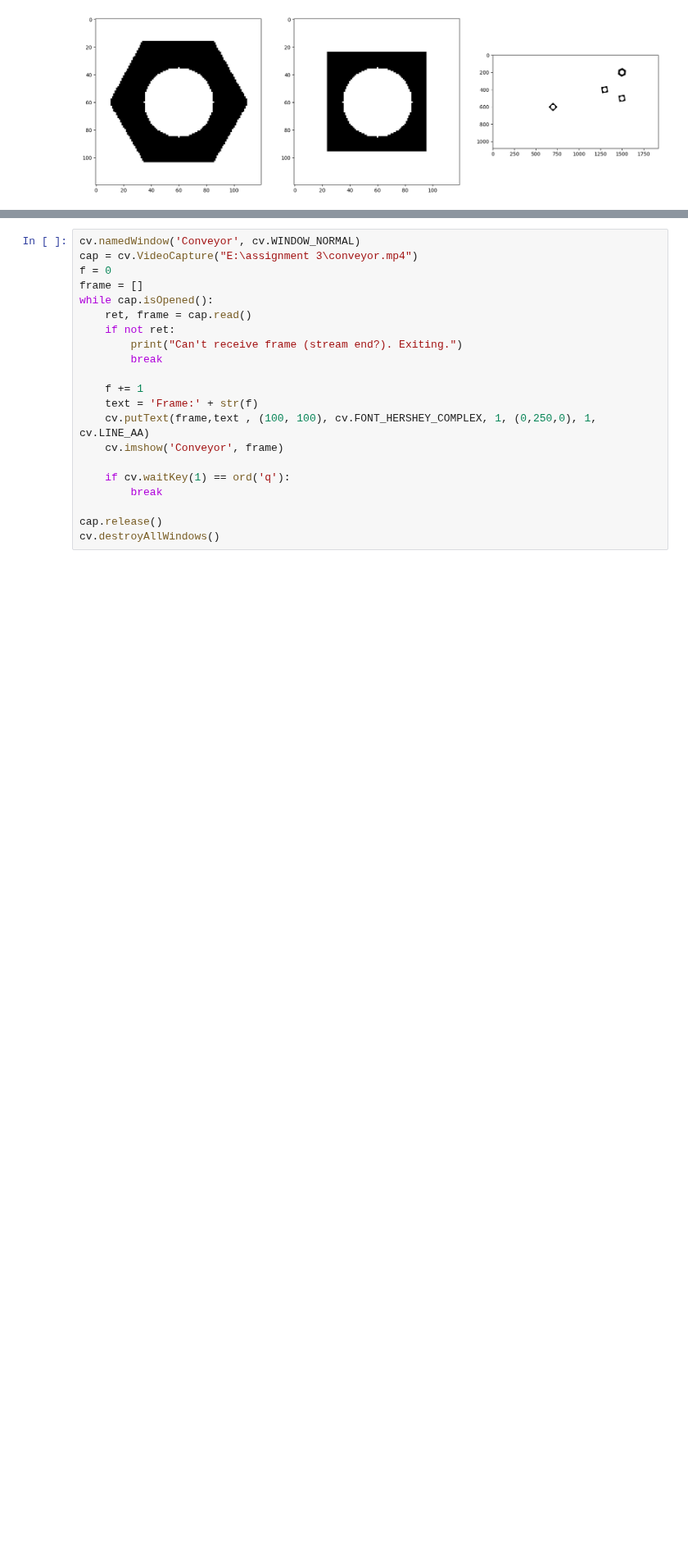
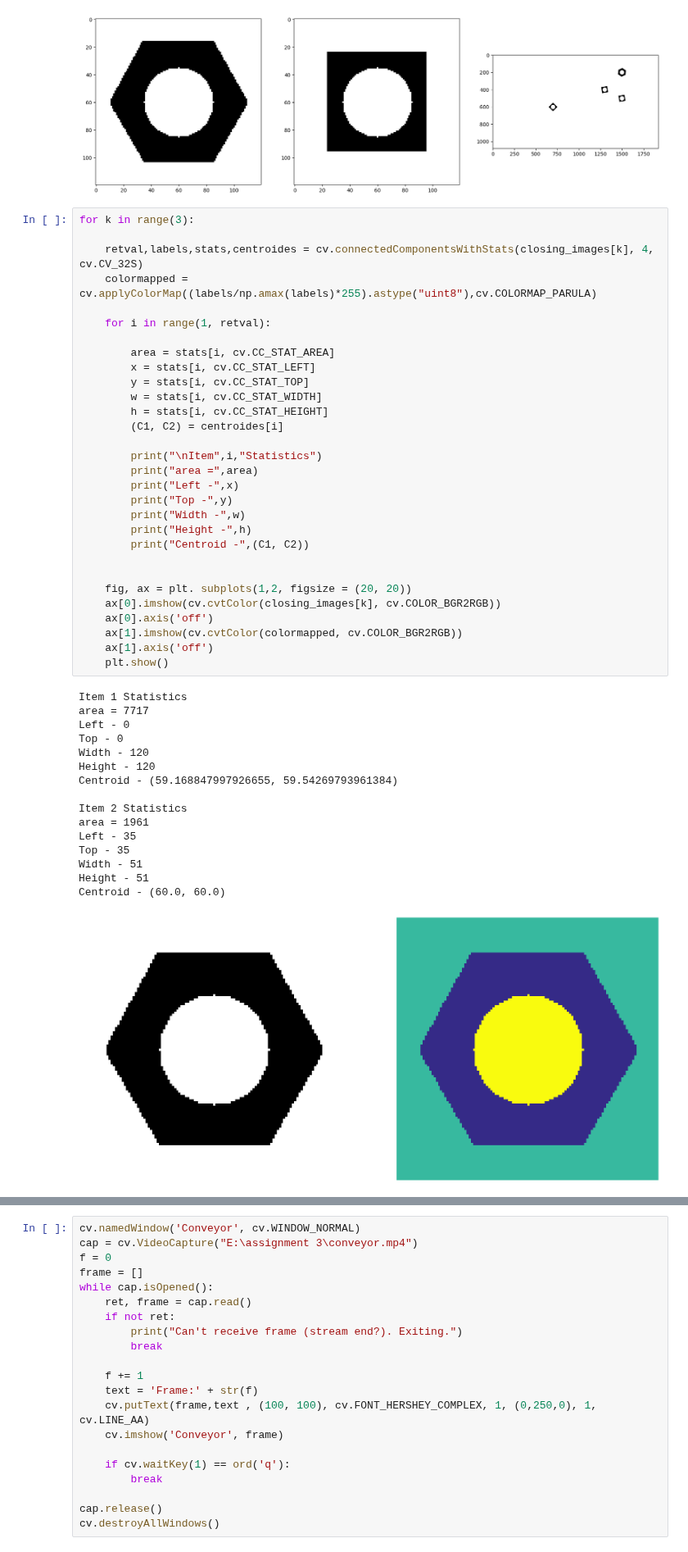
Before and after one commit to ThilankaMORA/image-processing, a Jupyter notebook: assignment 3.ipynb, the cells around one changed output, grey strips where cells are left out. Shown at 82% size. Saved outputs shown, nothing was run; the diff lists cells and outputs as text; blank space fills up the shorter version.

```diff
--- a/assignment 3.ipynb
+++ b/assignment 3.ipynb
@@ -48,3 +48,50 @@ for j in range(3):
 plt.show()
 # %% [output]
 [figure]
+# %%
+for k in range(3):
+
+    retval,labels,stats,centroides = cv.connectedComponentsWithStats(closing_images[k], 4, cv.CV_32S)
+    colormapped = cv.applyColorMap((labels/np.amax(labels)*255).astype("uint8"),cv.COLORMAP_PARULA)
+
+    for i in range(1, retval):
+
+        area = stats[i, cv.CC_STAT_AREA]
+        x = stats[i, cv.CC_STAT_LEFT]
+        y = stats[i, cv.CC_STAT_TOP]
+        w = stats[i, cv.CC_STAT_WIDTH]
+        h = stats[i, cv.CC_STAT_HEIGHT]
+        (C1, C2) = centroides[i]
+
+        print("\nItem",i,"Statistics")
+        print("area =",area)
+        print("Left -",x)
+        print("Top -",y)
+        print("Width -",w)
+        print("Height -",h)
+        print("Centroid -",(C1, C2))
+
+
+    fig, ax = plt. subplots(1,2, figsize = (20, 20))
+    ax[0].imshow(cv.cvtColor(closing_images[k], cv.COLOR_BGR2RGB))
+    ax[0].axis('off')
+    ax[1].imshow(cv.cvtColor(colormapped, cv.COLOR_BGR2RGB))
+    ax[1].axis('off')
+    plt.show()
+# %% [output]
+Item 1 Statistics
+area = 7717
+Left - 0
+Top - 0
+Width - 120
+Height - 120
+Centroid - (59.168847997926655, 59.54269793961384)
+
+Item 2 Statistics
+area = 1961
+Left - 35
+Top - 35
+Width - 51
+Height - 51
+Centroid - (60.0, 60.0)
+[figure, added]
```
Also changed, not shown: parts of 1 cell of this notebook.
